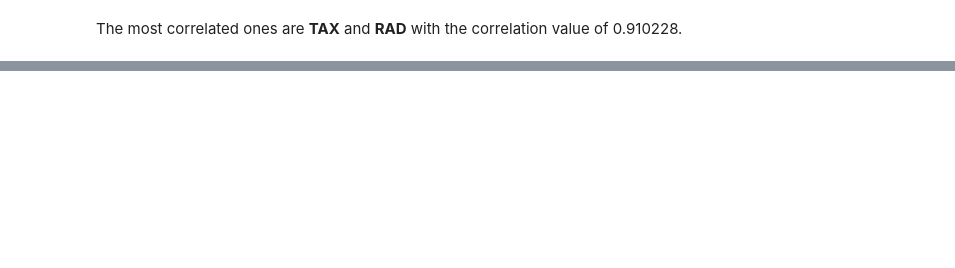
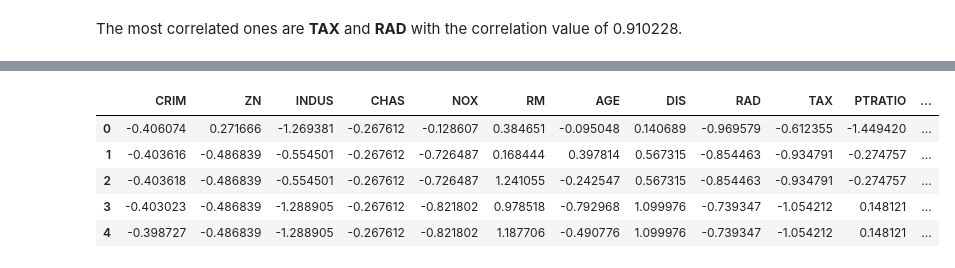
Before and after one commit to amindadgar/Machine-Learning, a Jupyter notebook: HW1/main.ipynb, the cells around one changed output, grey strips where cells are left out. Cells and saved outputs as stored; diff of their text form; code cells hidden in the pictures; blank space fills up the shorter version.

```diff
--- a/HW1/main.ipynb
+++ b/HW1/main.ipynb
@@ -937,0 +951,8 @@ The most correlated ones are **TAX** and **RAD** with the correlation value of 0
+# %%
+def df_housing_read(test = False):
+    columns = ['CRIM', 'ZN', 'INDUS', 'CHAS', 'NOX', 'RM', 'AGE', 'DIS', 'RAD','TAX', 'PTRATIO', 'B', 'LSTAT', 'MEDV']
+    if test:
+        df = pd.read_csv('hw1_data/housing/housing_test.txt', sep=' +', names=columns, index_col=False, engine='python')
+    else:
+        df = pd.read_csv('hw1_data/housing/housing_train.txt', sep=' +', names=columns, index_col=False, engine='python')
+    return df
@@ -937,0 +1103,33 @@ The most correlated ones are **TAX** and **RAD** with the correlation value of 0
+# %%
+df_train = df_housing_read()
+# %%
+def normalize(df):
+    """
+    normalize a pandas dataframe
+
+    Parameters:
+    ------------
+    df : pandas dataframe
+        the dataset that is going to be normalized
+
+    Returns:
+    ----------
+    df : pandas dataframe
+        the normalized dataframe
+    """
+    df_normalized = df.copy()
+    cols = df_normalized.columns
+    for col in cols:
+        df_normalized[col] = (df_normalized[col] - df_normalized[col].mean() ) / df_normalized[col].std()
+
+    return df_normalized
+# %%
+df_train_normal = normalize(df_train)
+df_train_normal.head()
+# %% [output]
+|  | CRIM | ZN | INDUS | CHAS | NOX | RM | AGE | DIS | RAD | TAX | PTRATIO | ... |
+| 0 | -0.406074 | 0.271666 | -1.269381 | -0.267612 | -0.128607 | 0.384651 | -0.095048 | 0.140689 | -0.969579 | -0.612355 | -1.449420 | ... |
+| 1 | -0.403616 | -0.486839 | -0.554501 | -0.267612 | -0.726487 | 0.168444 | 0.397814 | 0.567315 | -0.854463 | -0.934791 | -0.274757 | ... |
+| 2 | -0.403618 | -0.486839 | -0.554501 | -0.267612 | -0.726487 | 1.241055 | -0.242547 | 0.567315 | -0.854463 | -0.934791 | -0.274757 | ... |
+| 3 | -0.403023 | -0.486839 | -1.288905 | -0.267612 | -0.821802 | 0.978518 | -0.792968 | 1.099976 | -0.739347 | -1.054212 | 0.148121 | ... |
+| 4 | -0.398727 | -0.486839 | -1.288905 | -0.267612 | -0.821802 | 1.187706 | -0.490776 | 1.099976 | -0.739347 | -1.054212 | 0.148121 | ... |
```
Also changed, not shown: parts of 40 cells of this notebook, 3 other files.
